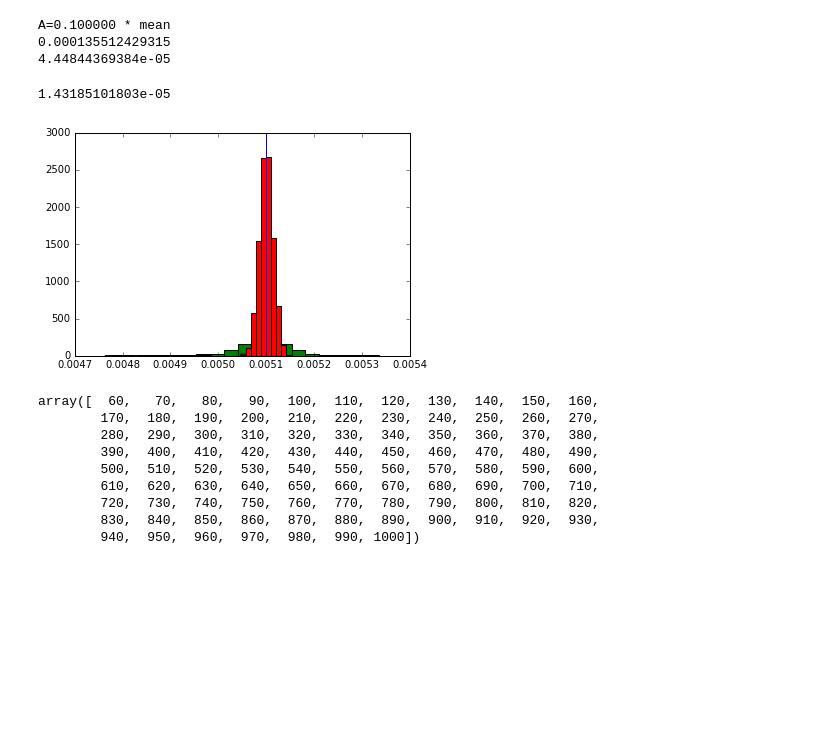
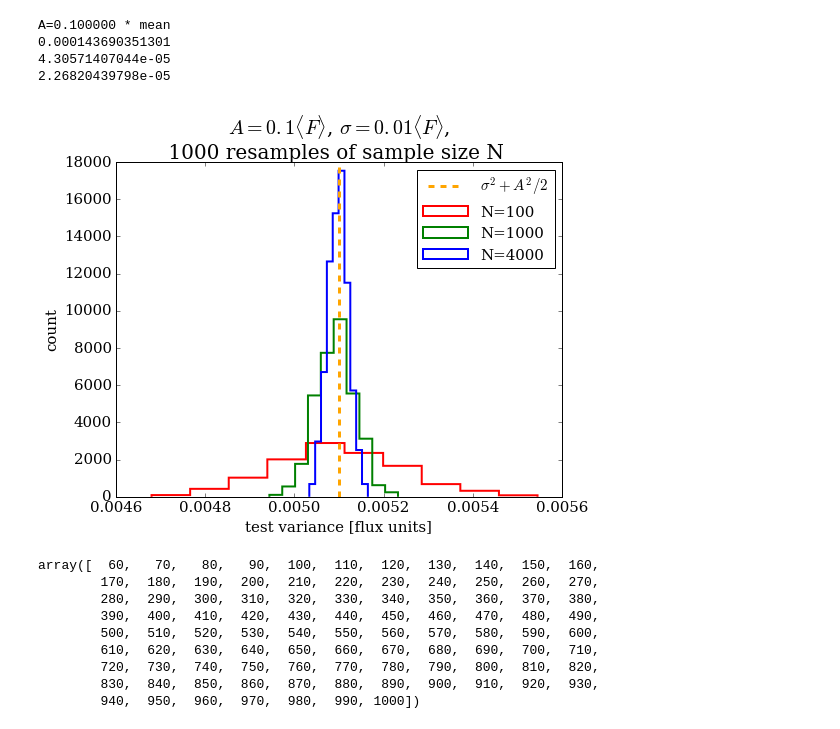
Before and after one commit to suberlak/S82analysis, a Jupyter notebook: code/simulated_AstroML_10.1.1.ipynb, the cells around one changed output. Cells and saved outputs as stored; diff of their text form; code cells hidden in the pictures; blank space fills up the shorter version.

```diff
--- a/code/simulated_AstroML_10.1.1.ipynb
+++ b/code/simulated_AstroML_10.1.1.ipynb
@@ -4,34 +4,45 @@ import matplotlib.pyplot as plt
 # %%
 
 flux_mean = 1
 
 #for factor in np.linspace(0.001, 0.1, 10):
 factor = 0.1
 A = factor* flux_mean
 sigma =  0.1*A # constant sigma for all points
 print('A=%f * mean'%factor)
 theory_variance = sigma**2.0 + A**2.0 / 2
+fig,ax = plt.subplots(figsize=(8,6))
 
+colors = ['r','g','b']
+j=0
 for N in [100,1000,4000]:
-    test_variance = np.zeros(N)
 
-    for i in range(int(N)):
+    test_variance = np.zeros(1000)
+    for i in range(1000):
         time_array = np.arange(N)
         err = np.random.normal(scale=sigma, size=N) # draw randomly 100 samples of errors
         y = A * np.sin(time_array) + err
 
         test_variance[i] = np.var(y)
 
     print np.std(test_variance)
-    plt.hist(test_variance)
-    plt.axvline(theory_variance)
-    #print('V_sample=%.2e, V_theory=%.2e'%(sample_variance, theory_variance))
+
+    ax.hist(test_variance, histtype='step', linestyle='-',
+            color=colors[j], normed=True, label='N='+str(N), lw=2)
+
+    j+=1
+ax.axvline(theory_variance, lw=3, color='orange', ls='--', label=r'$\sigma^{2} + A^{2} / 2$')
+ax.set_xlabel('test variance [flux units]')
+ax.set_ylabel('count')
+ax.set_title(r'$A=0.1 \langle F \rangle$, $\sigma=0.01 \langle F \rangle$,'+'\n 1000 resamples of sample size N  ', fontsize=20)
+plt.legend()
+plt.savefig('../data_products/AstroML_10.1.1_variance.png')    #print('V_sample=%.2e, V_theory=%.2e'%(sample_variance, theory_variance))
 # %% [output]
 A=0.100000 * mean
-0.000135512429315
-4.44844369384e-05
+0.000143690351301
+4.30571407044e-05
+2.26820439798e-05
-1.43185101803e-05
-[figure, old version]
+[figure, new version]
 # %%
 N_arr = np.arange(6,101)  * 10
 N_arr
```
Also changed, not shown: parts of 20 cells of this notebook, 1 other file.
